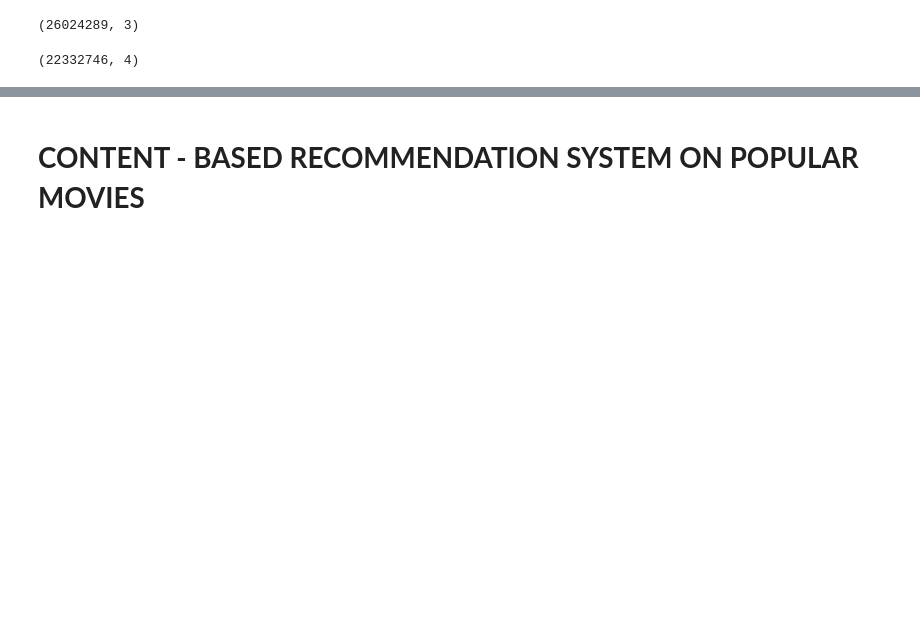
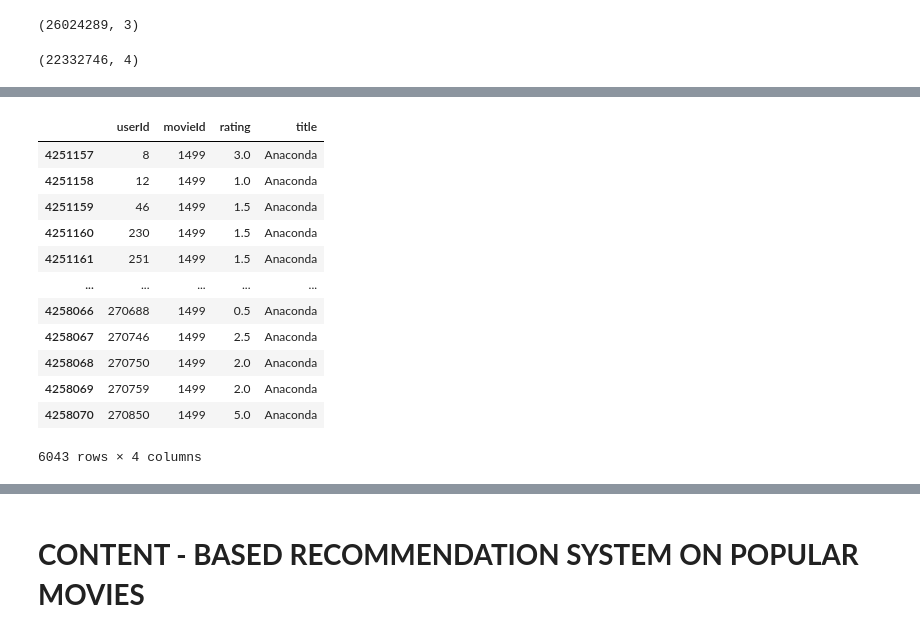
Before and after one commit to disha2sinha/Movie-Recommendation-System, a Jupyter notebook: Recommendation_System.ipynb, the cells around one changed output, grey strips where cells are left out. Cells and saved outputs as stored; diff of their text form; code cells hidden in the pictures; blank space fills up the shorter version.

```diff
--- a/Recommendation_System.ipynb
+++ b/Recommendation_System.ipynb
@@ -229 +238,17 @@ final_ratings.shape
+# %%
+final_ratings[final_ratings['title']=='Anaconda']
+# %% [output]
+|  | userId | movieId | rating | title |
+| 4251157 | 8 | 1499 | 3.0 | Anaconda |
+| 4251158 | 12 | 1499 | 1.0 | Anaconda |
+| 4251159 | 46 | 1499 | 1.5 | Anaconda |
+| 4251160 | 230 | 1499 | 1.5 | Anaconda |
+| 4251161 | 251 | 1499 | 1.5 | Anaconda |
+| ... | ... | ... | ... | ... |
+| 4258066 | 270688 | 1499 | 0.5 | Anaconda |
+| 4258067 | 270746 | 1499 | 2.5 | Anaconda |
+| 4258068 | 270750 | 1499 | 2.0 | Anaconda |
+| 4258069 | 270759 | 1499 | 2.0 | Anaconda |
+| 4258070 | 270850 | 1499 | 5.0 | Anaconda |
+6043 rows × 4 columns
 # %%
```
Also changed, not shown: parts of 2 cells of this notebook.
